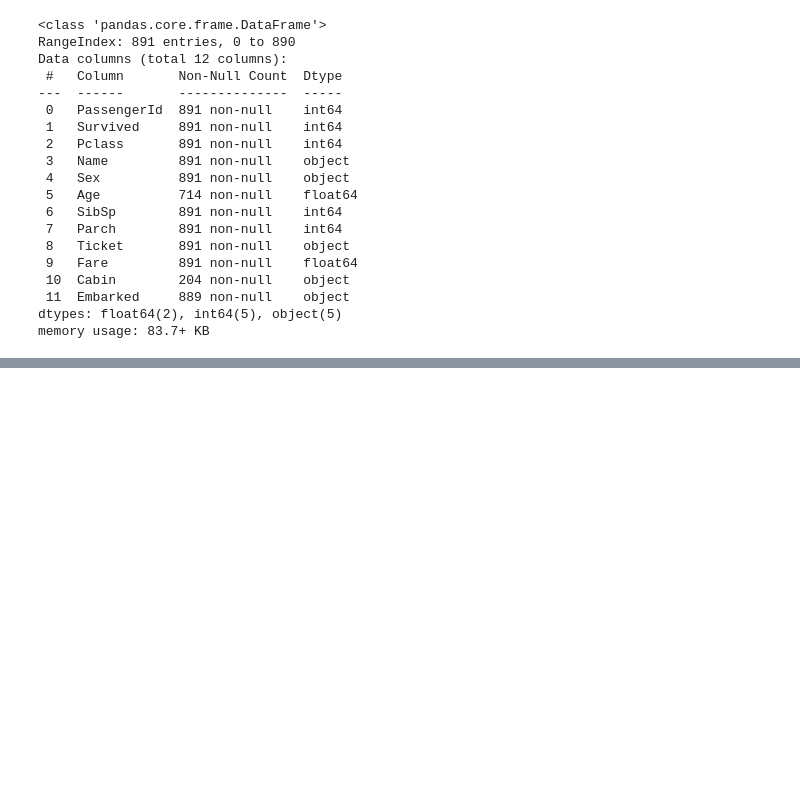
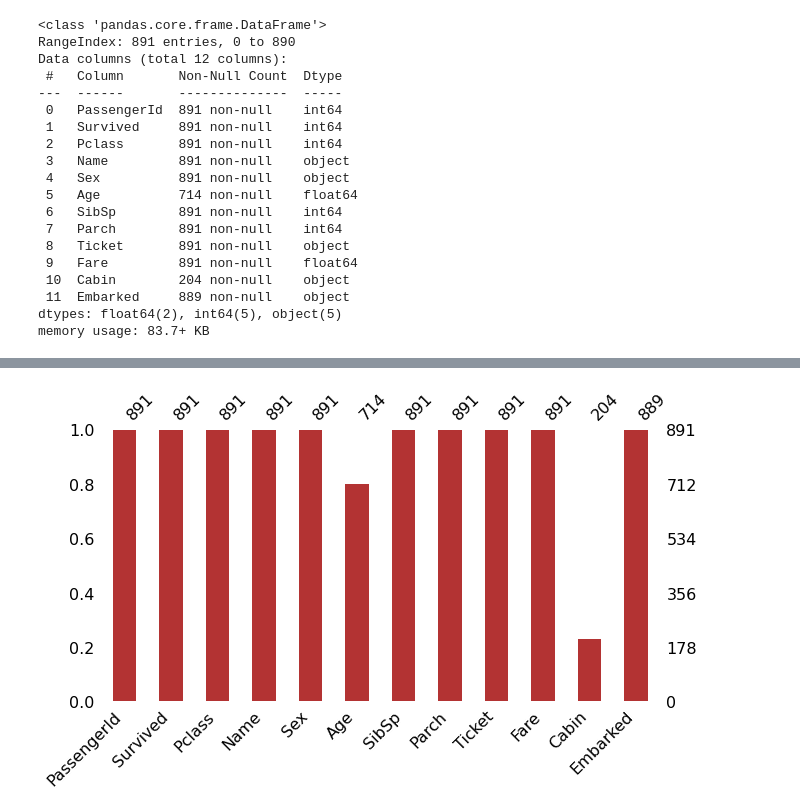
Before and after one commit to liz0904/ai_titanic, a Jupyter notebook: titanic_classification.ipynb, the cells around one changed output, grey strips where cells are left out. Cells and saved outputs as stored; diff of their text form; code cells hidden in the pictures; blank space fills up the shorter version.

```diff
--- a/titanic_classification.ipynb
+++ b/titanic_classification.ipynb
@@ -74,0 +91,7 @@ memory usage: 83.7+ KB
+# %%
+#결측값 분포-missingno 라이브러리 사용
+import missingno as msno
+msno.bar(train, figsize=(10,5), color=(0.7, 0.2, 0.2))
+plt.show()  #Age, Cabin, Embarked 열에 결측값 존재
+# %% [output]
+[figure, added]
```
Also changed, not shown: parts of 2 cells of this notebook.
